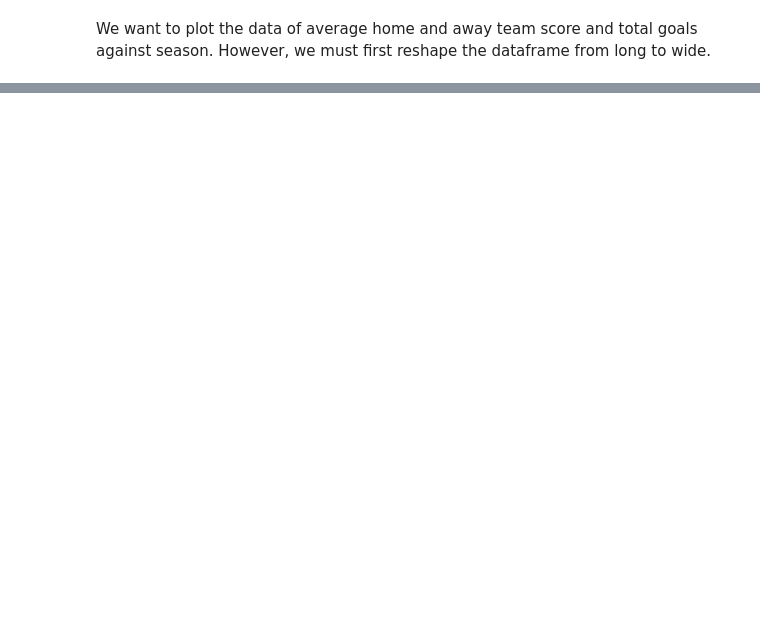
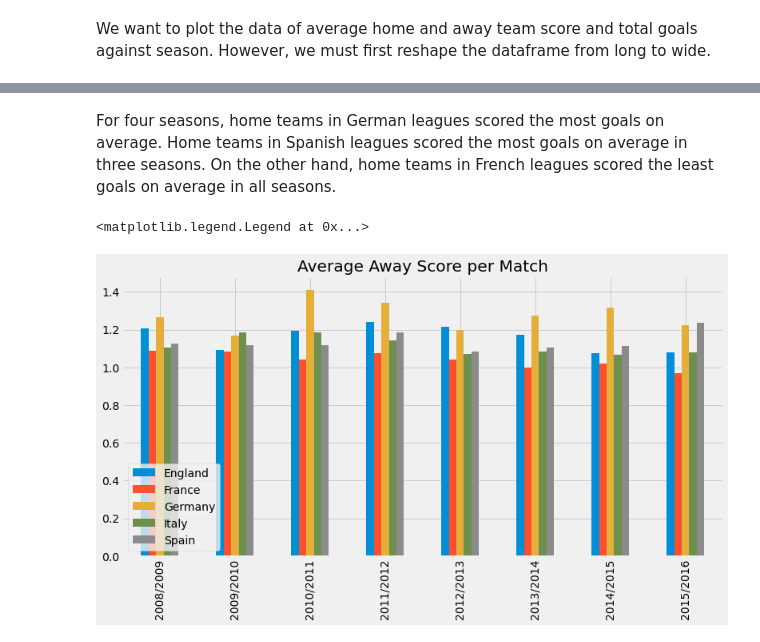
Before and after one commit to kbtran93/sql-european-soccer-analysis, a Jupyter notebook: sql_european_soccer_analysis.ipynb, the cells around one changed output, grey strips where cells are left out. Drawn from its saved outputs; the diff is of its cells as text; code cells hidden in the pictures; blank space fills up the shorter version.

```diff
--- a/sql_european_soccer_analysis.ipynb
+++ b/sql_european_soccer_analysis.ipynb
@@ -244,0 +242,9 @@ df_total_goals.loc[:, 'Spain'] = list(leagues_data.loc[leagues_data['country_nam
+# %% [markdown]
+For four seasons, home teams in German leagues scored the most goals on average. Home teams in Spanish leagues scored the most goals on average in three seasons. On the other hand, home teams in French leagues scored the least goals on average in all seasons.
+# %%
+# Plot the average away team score vs time
+
+df_avg_away_score.plot(figsize=(12,6), kind = 'bar', title='Average Away Score per Match').legend(loc = 'lower left')
+# %% [output]
+<matplotlib.legend.Legend at 0x...>
+[figure, added]
```
Also changed, not shown: parts of 10 cells of this notebook.
